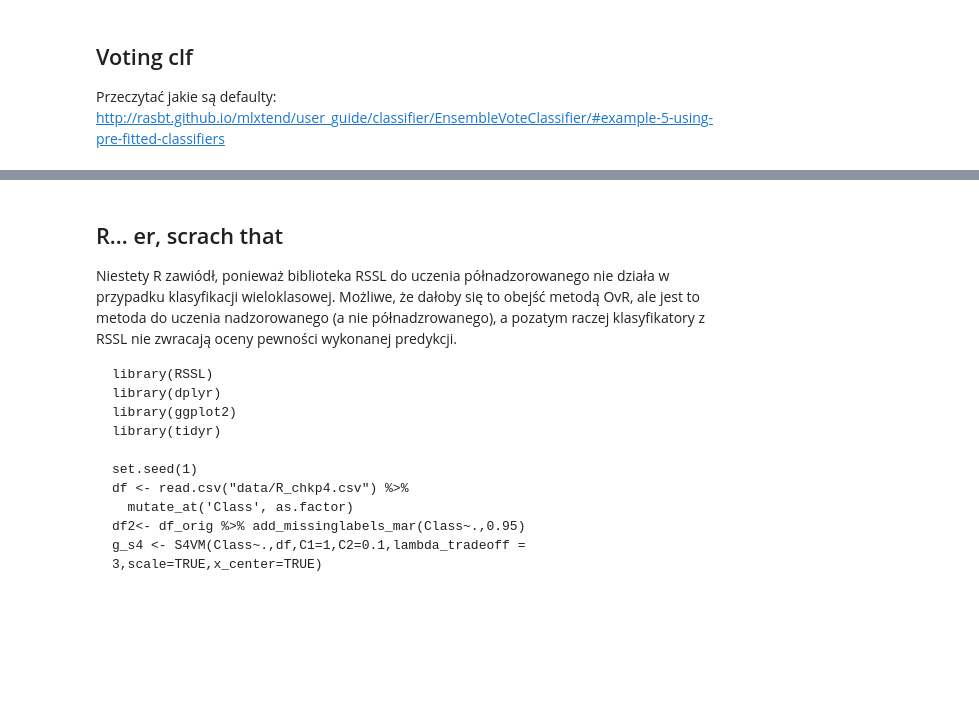
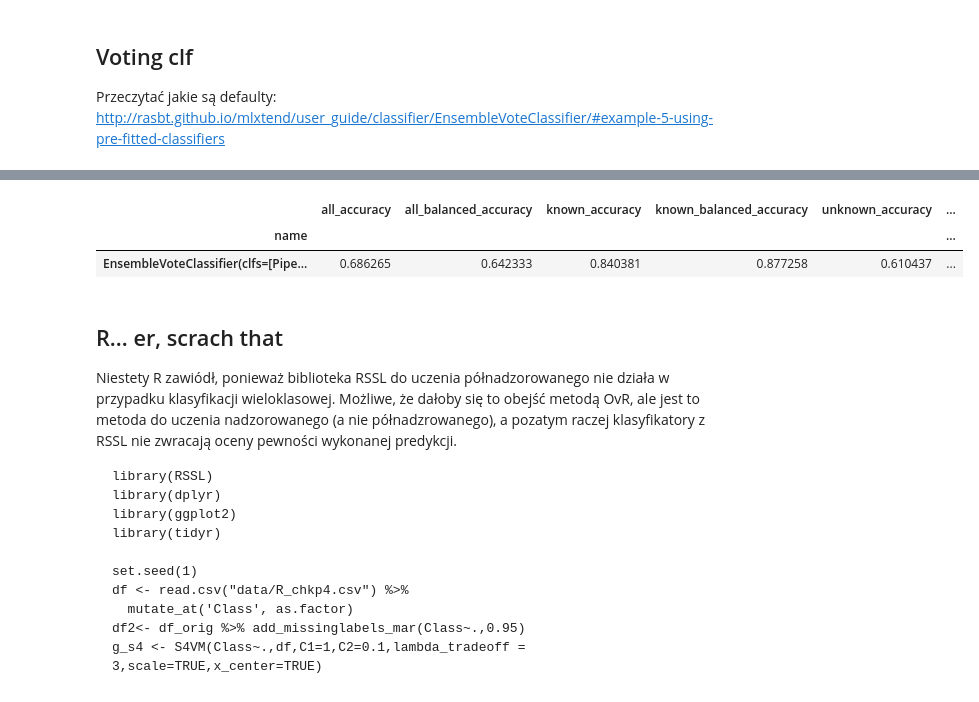
Before and after one commit to AxolotlOfConflagration/yt_trending_videos, a Jupyter notebook: checkpoint4.ipynb, the cells around one changed output, grey strips where cells are left out. Drawn from its saved outputs; the diff is of its cells as text; code cells hidden in the pictures; blank space fills up the shorter version.

```diff
--- a/checkpoint4.ipynb
+++ b/checkpoint4.ipynb
@@ -241,3 +268,10 @@ fit_score(eclf, X_df, y_df)
+# %%
+eclf_df = pd.DataFrame.from_records([eclf_score]).set_index('name').sort_values('unknown_accuracy', ascending=False)
+eclf_df
+# %% [output]
+|  | all_accuracy | all_balanced_accuracy | known_accuracy | known_balanced_accuracy | unknown_accuracy | ... |
+| name |  |  |  |  |  | ... |
+| EnsembleVoteClassifier(clfs=[Pipe... | 0.686265 | 0.642333 | 0.840381 | 0.877258 | 0.610437 | ... |
 # %% [markdown]
 ## R... er, scrach that
 
```
Also changed, not shown: parts of 8 cells of this notebook.
